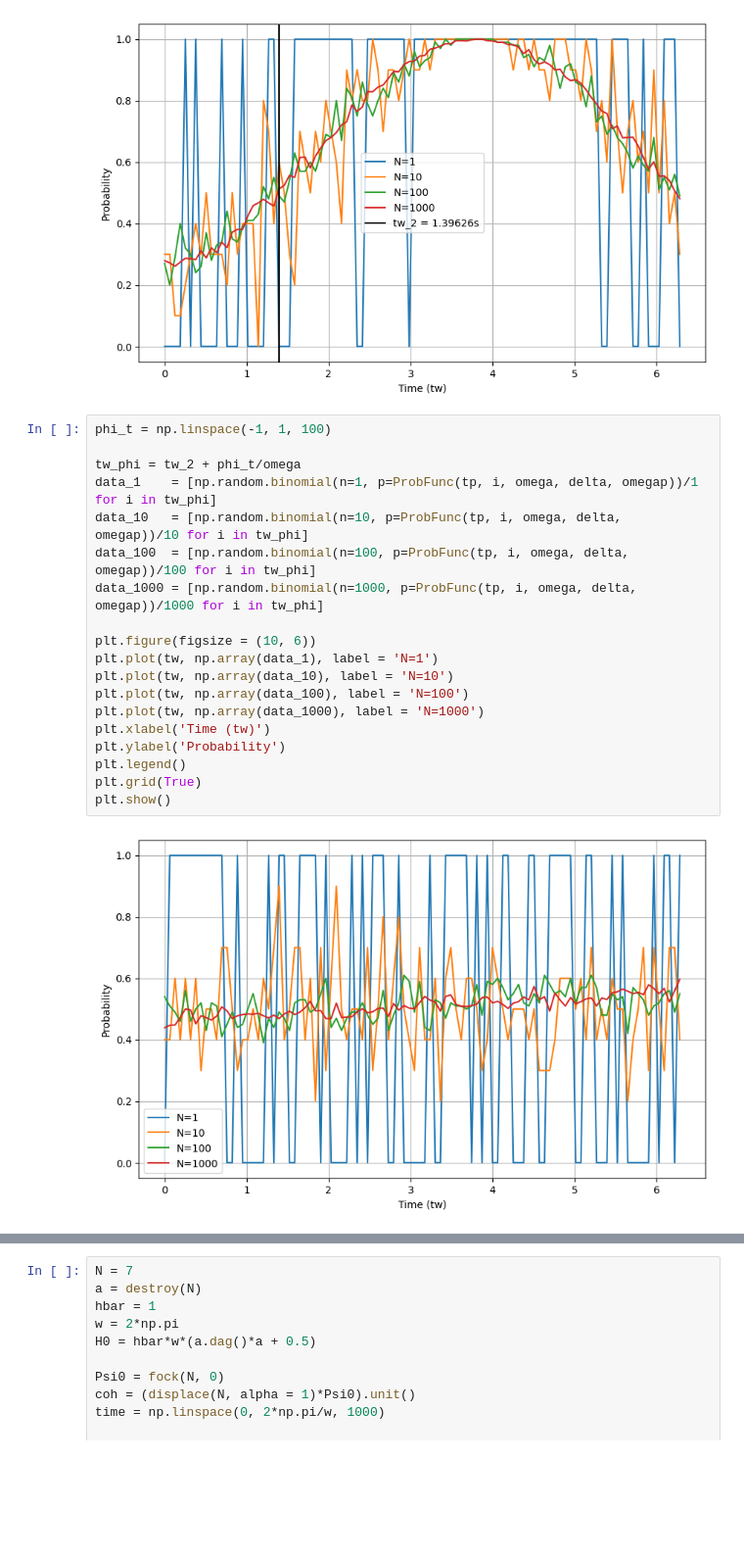
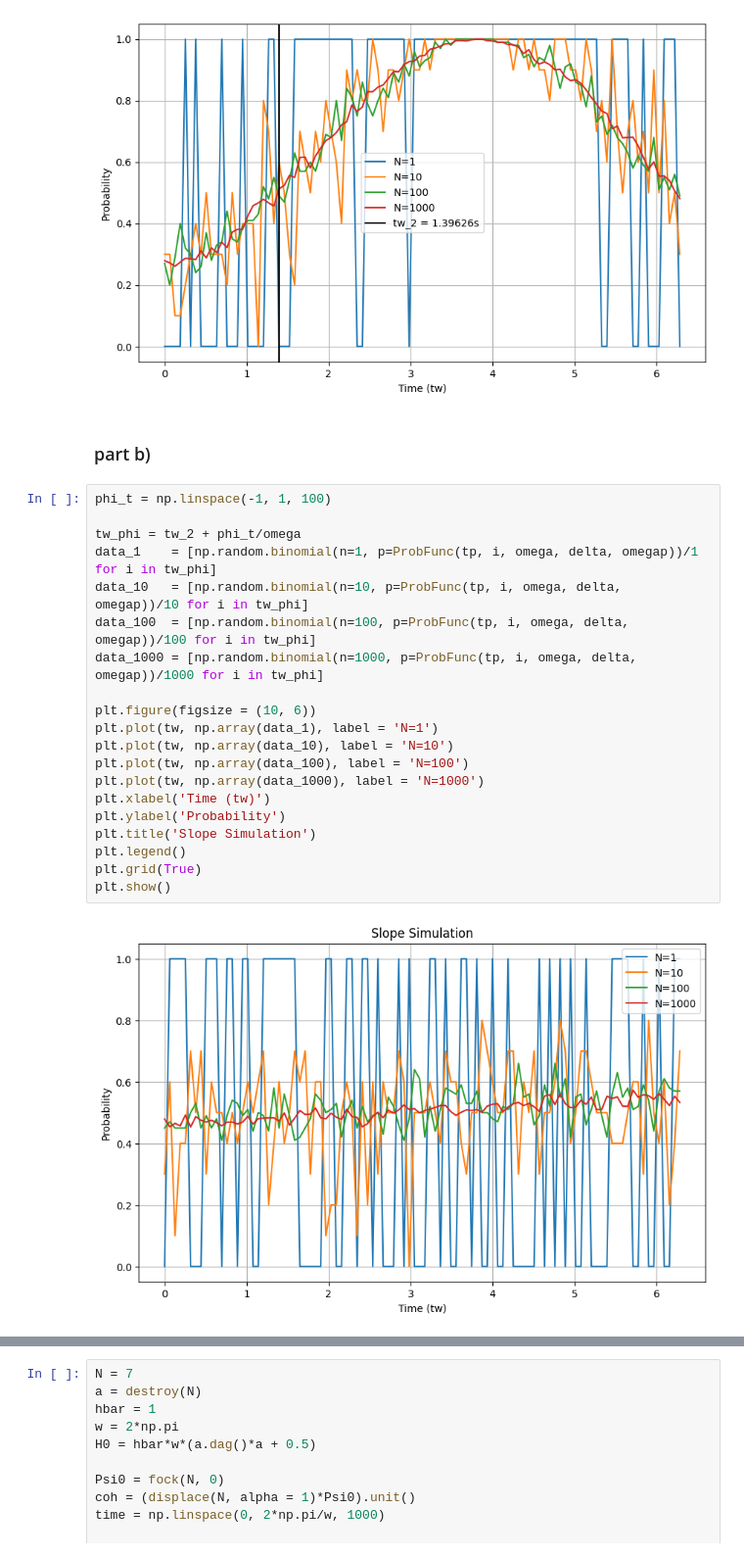
Before and after one commit to shashankd95/QuTipSimulations, a Jupyter notebook: QST_Stats2.ipynb, the cells around one changed output, grey strips where cells are left out. Shown at 98% size. Saved outputs shown, nothing was run; the diff lists cells and outputs as text; blank space fills up the shorter version.

```diff
--- a/QST_Stats2.ipynb
+++ b/QST_Stats2.ipynb
@@ -176,24 +180,27 @@ plt.grid(True)
 plt.show()
 # %% [output]
 [figure]
+# %% [markdown]
+### part b)
 # %%
 phi_t = np.linspace(-1, 1, 100)
 
 tw_phi = tw_2 + phi_t/omega
 data_1    = [np.random.binomial(n=1, p=ProbFunc(tp, i, omega, delta, omegap))/1 for i in tw_phi]
 data_10   = [np.random.binomial(n=10, p=ProbFunc(tp, i, omega, delta, omegap))/10 for i in tw_phi]
 data_100  = [np.random.binomial(n=100, p=ProbFunc(tp, i, omega, delta, omegap))/100 for i in tw_phi]
 data_1000 = [np.random.binomial(n=1000, p=ProbFunc(tp, i, omega, delta, omegap))/1000 for i in tw_phi]
 
 plt.figure(figsize = (10, 6))
 plt.plot(tw, np.array(data_1), label = 'N=1')
 plt.plot(tw, np.array(data_10), label = 'N=10')
 plt.plot(tw, np.array(data_100), label = 'N=100')
 plt.plot(tw, np.array(data_1000), label = 'N=1000')
 plt.xlabel('Time (tw)')
 plt.ylabel('Probability')
+plt.title('Slope Simulation')
 plt.legend()
 plt.grid(True)
 plt.show()
 # %% [output]
-[figure, old version]
+[figure, new version]
```
Also changed, not shown: parts of 11 cells of this notebook.
